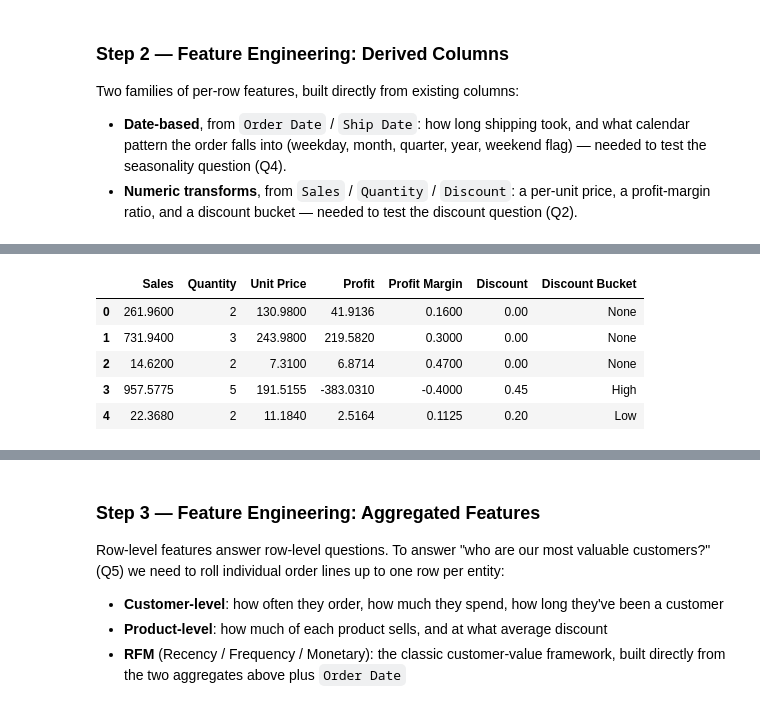
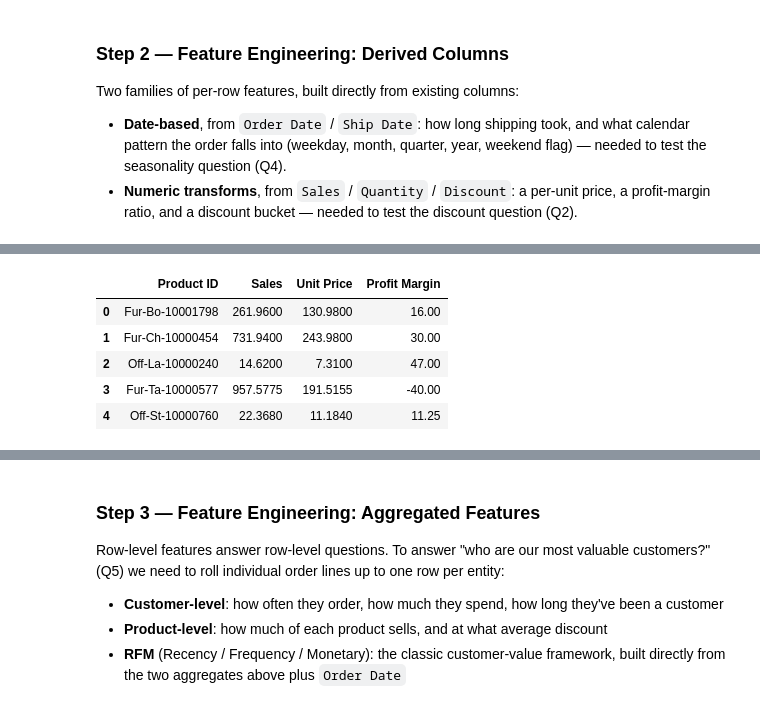
Before and after one commit to wmouhammed2016/data_exploring_cleaning, a Jupyter notebook: feature_engineering_analysis.ipynb, the cells around one changed output, grey strips where cells are left out. Saved outputs shown, nothing was run; the diff lists cells and outputs as text; code cells hidden in the pictures.

```diff
--- a/feature_engineering_analysis.ipynb
+++ b/feature_engineering_analysis.ipynb
@@ -113,21 +124,12 @@ df_clean[["Order Date", "Ship Date", "Shipping Days", "Order Weekday", "Is Weeke
 # %%
 # Numeric transforms -- needed for the discount question (Q2)
 df_clean["Unit Price"] = df_clean["Sales"] / df_clean["Quantity"]
-df_clean["Profit Margin"] = df_clean["Profit"] / df_clean["Sales"]
-
-# Discount buckets: 0 = no discount, then Low/Medium/High bands.
-# Bins chosen from the actual observed range (0.0 to 0.8).
-df_clean["Discount Bucket"] = pd.cut(
-    df_clean["Discount"],
-    bins=[-0.01, 0, 0.2, 0.4, 1.0],
-    labels=["None", "Low", "Medium", "High"],
-)
-
-df_clean[["Sales", "Quantity", "Unit Price", "Profit", "Profit Margin", "Discount", "Discount Bucket"]].head()
+df_clean["Profit Margin"] = (df_clean["Profit"] / df_clean["Sales"])*100
+df_clean[["Product ID", "Sales", "Unit Price", "Profit Margin"]].head()
 # %% [output]
-|  | Sales | Quantity | Unit Price | Profit | Profit Margin | Discount | Discount Bucket |
-| 0 | 261.9600 | 2 | 130.9800 | 41.9136 | 0.1600 | 0.00 | None |
-| 1 | 731.9400 | 3 | 243.9800 | 219.5820 | 0.3000 | 0.00 | None |
-| 2 | 14.6200 | 2 | 7.3100 | 6.8714 | 0.4700 | 0.00 | None |
-| 3 | 957.5775 | 5 | 191.5155 | -383.0310 | -0.4000 | 0.45 | High |
-| 4 | 22.3680 | 2 | 11.1840 | 2.5164 | 0.1125 | 0.20 | Low |
+|  | Product ID | Sales | Unit Price | Profit Margin |
+| 0 | Fur-Bo-10001798 | 261.9600 | 130.9800 | 16.00 |
+| 1 | Fur-Ch-10000454 | 731.9400 | 243.9800 | 30.00 |
+| 2 | Off-La-10000240 | 14.6200 | 7.3100 | 47.00 |
+| 3 | Fur-Ta-10000577 | 957.5775 | 191.5155 | -40.00 |
+| 4 | Off-St-10000760 | 22.3680 | 11.1840 | 11.25 |
```
Also changed, not shown: parts of 16 cells of this notebook, 5 other files.
